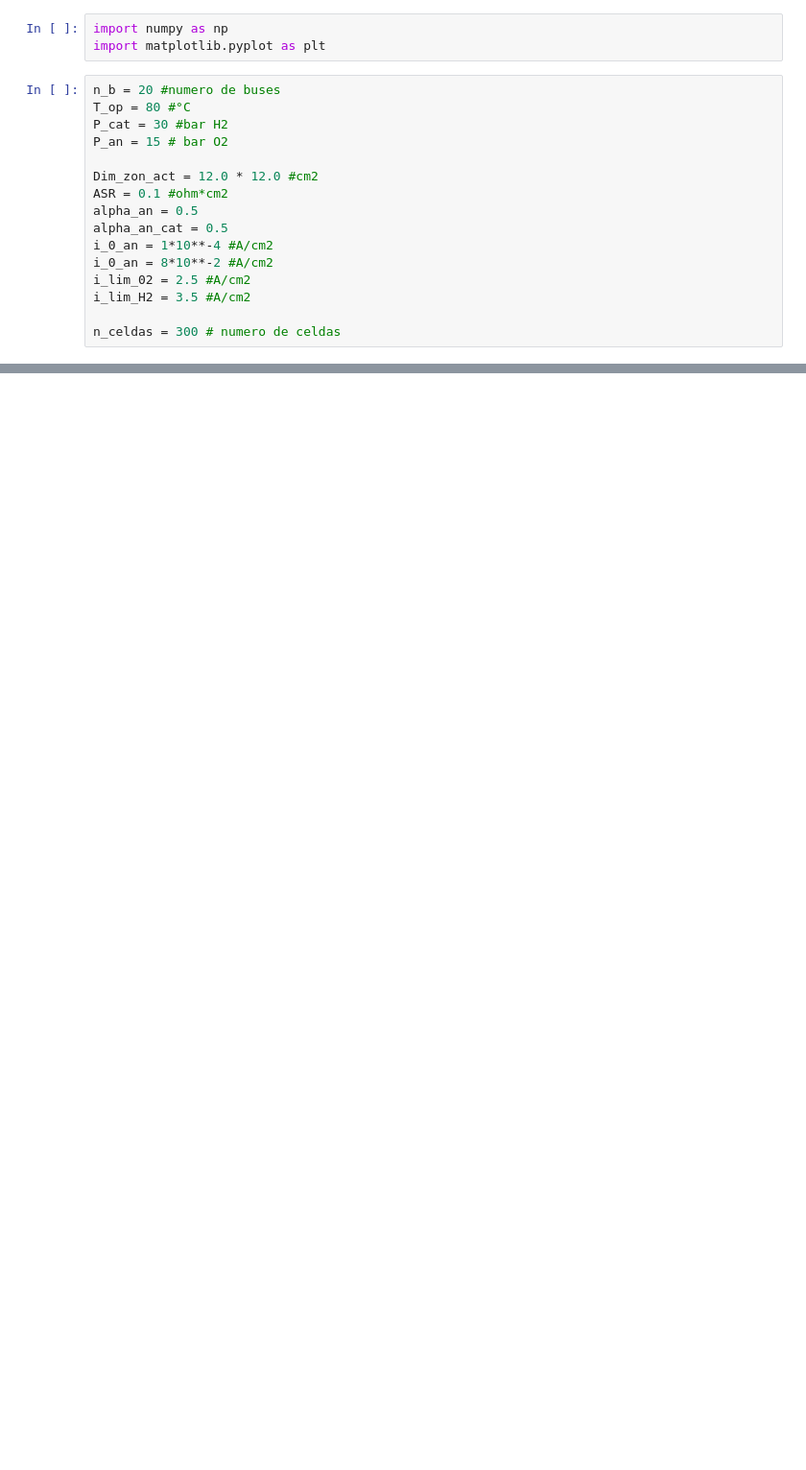
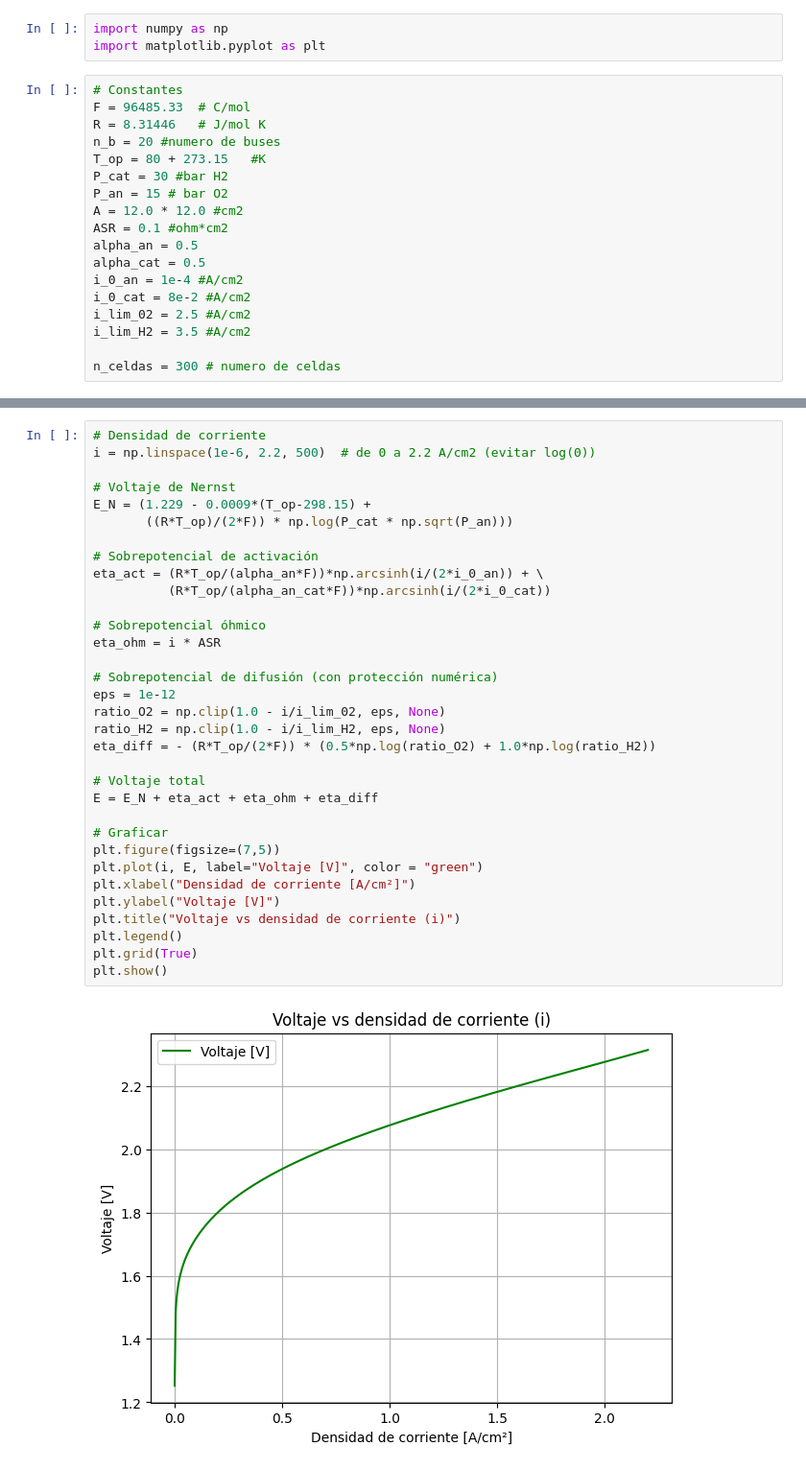
Before and after one commit to SantiagoAcostaMarino/Hidrogeno_Parcial, a Jupyter notebook: Parcial.ipynb, the cells around one changed output, grey strips where cells are left out. Shown at 96% size. Saved outputs shown, nothing was run; the diff lists cells and outputs as text; blank space fills up the shorter version.

```diff
--- a/Parcial.ipynb
+++ b/Parcial.ipynb
@@ -4,17 +4,19 @@
 import numpy as np
 import matplotlib.pyplot as plt
 # %%
+# Constantes
+F = 96485.33  # C/mol
+R = 8.31446   # J/mol K
 n_b = 20 #numero de buses
-T_op = 80 #°C
+T_op = 80 + 273.15   #K
 P_cat = 30 #bar H2
 P_an = 15 # bar O2
-
-Dim_zon_act = 12.0 * 12.0 #cm2
+A = 12.0 * 12.0 #cm2
 ASR = 0.1 #ohm*cm2
 alpha_an = 0.5
-alpha_an_cat = 0.5
-i_0_an = 1*10**-4 #A/cm2
-i_0_an = 8*10**-2 #A/cm2
+alpha_cat = 0.5
+i_0_an = 1e-4 #A/cm2
+i_0_cat = 8e-2 #A/cm2
 i_lim_02 = 2.5 #A/cm2
 i_lim_H2 = 3.5 #A/cm2
 
@@ -21,0 +26,35 @@ n_celdas = 300 # numero de celdas
+# %%
+# Densidad de corriente
+i = np.linspace(1e-6, 2.2, 500)  # de 0 a 2.2 A/cm2 (evitar log(0))
+
+# Voltaje de Nernst
+E_N = (1.229 - 0.0009*(T_op-298.15) +
+       ((R*T_op)/(2*F)) * np.log(P_cat * np.sqrt(P_an)))
+
+# Sobrepotencial de activación
+eta_act = (R*T_op/(alpha_an*F))*np.arcsinh(i/(2*i_0_an)) + \
+          (R*T_op/(alpha_an_cat*F))*np.arcsinh(i/(2*i_0_cat))
+
+# Sobrepotencial óhmico
+eta_ohm = i * ASR
+
+# Sobrepotencial de difusión (con protección numérica)
+eps = 1e-12
+ratio_O2 = np.clip(1.0 - i/i_lim_02, eps, None)
+ratio_H2 = np.clip(1.0 - i/i_lim_H2, eps, None)
+eta_diff = - (R*T_op/(2*F)) * (0.5*np.log(ratio_O2) + 1.0*np.log(ratio_H2))
+
+# Voltaje total
+E = E_N + eta_act + eta_ohm + eta_diff
+
+# Graficar
+plt.figure(figsize=(7,5))
+plt.plot(i, E, label="Voltaje [V]", color = "green")
+plt.xlabel("Densidad de corriente [A/cm²]")
+plt.ylabel("Voltaje [V]")
+plt.title("Voltaje vs densidad de corriente (i)")
+plt.legend()
+plt.grid(True)
+plt.show()
+# %% [output]
+[figure, added]
```
Also changed, not shown: parts of 14 cells of this notebook.
